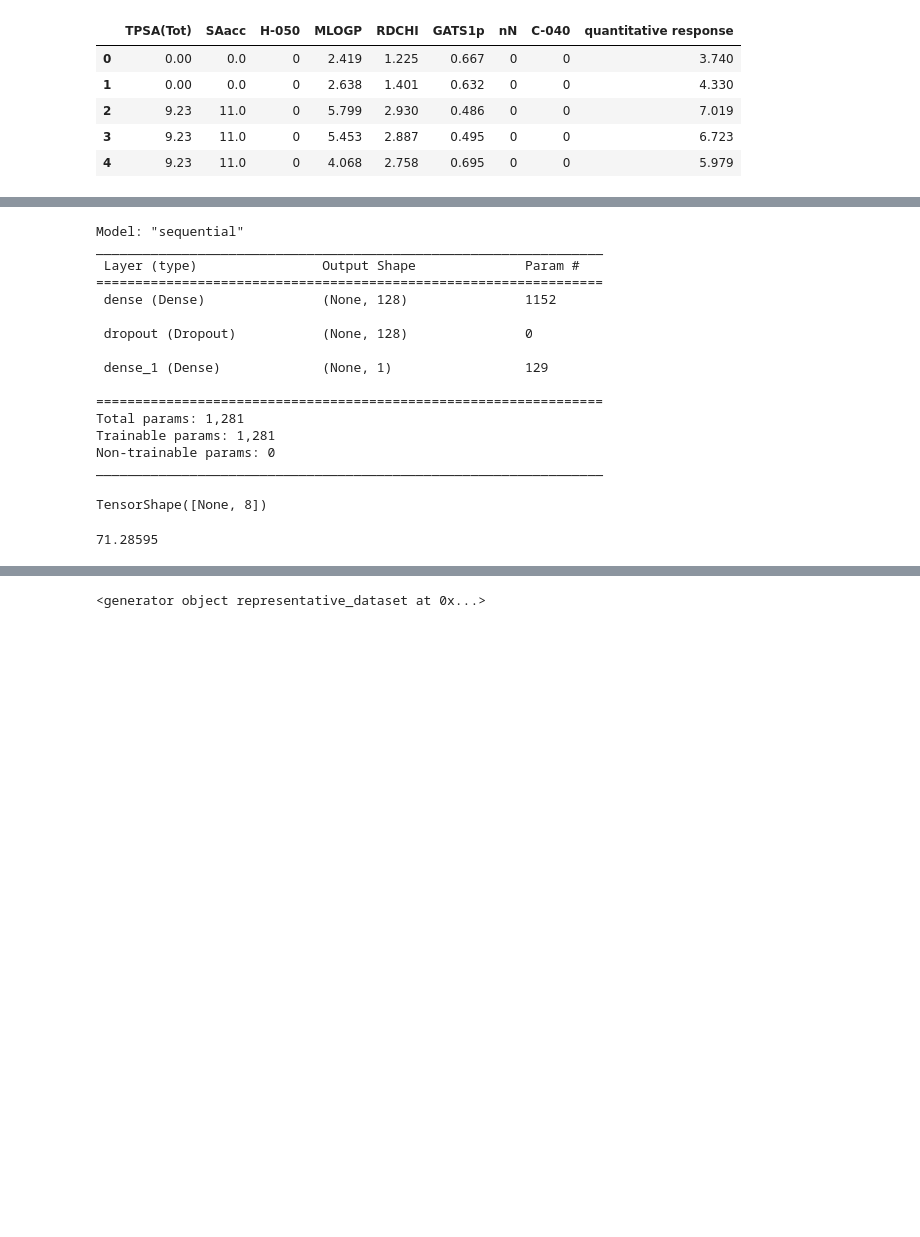
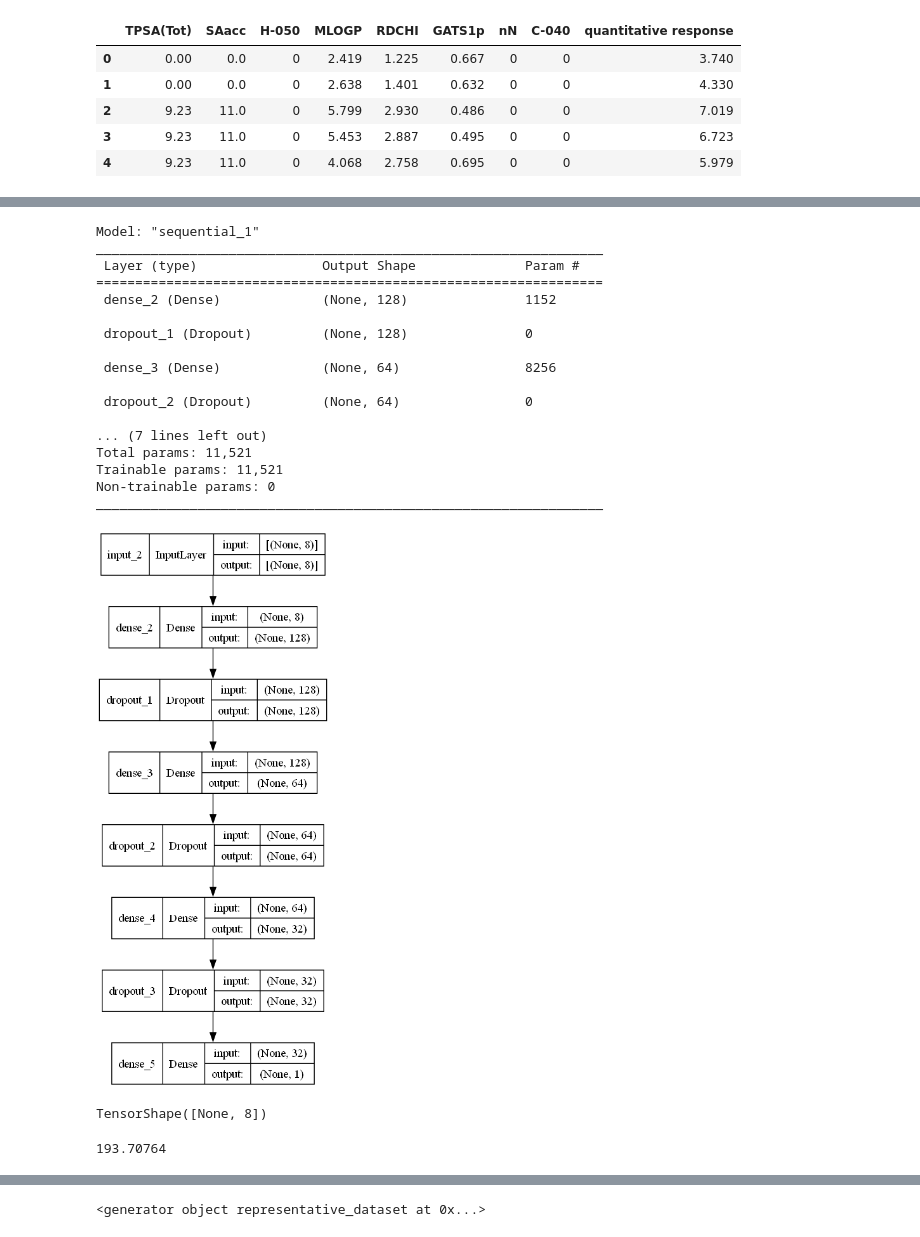
Before and after one commit to HiddenMachine3/iot_and_ec_files, a Jupyter notebook: cp3_project/main.ipynb, the cells around one changed output, grey strips where cells are left out. Cells and saved outputs as stored; diff of their text form; code cells hidden in the pictures; blank space fills up the shorter version.

```diff
--- a/cp3_project/main.ipynb
+++ b/cp3_project/main.ipynb
@@ -32,26 +32,36 @@ train_df.head()
 # %%
 DENSE1_SIZE = 128
+DENSE2_SIZE = 64
+DENSE3_SIZE = 32
 
-model = tf.keras.models.Sequential([
-  tf.keras.layers.Input(shape=(x_train.shape[1:])),
-  tf.keras.layers.Dense(DENSE1_SIZE, activation='relu'),
-  tf.keras.layers.Dropout(0.2),
-  tf.keras.layers.Dense(1)
-])
+model = tf.keras.models.Sequential(
+    [
+        tf.keras.layers.Input(shape=(x_train.shape[1:])),
+        tf.keras.layers.Dense(DENSE1_SIZE, activation="relu"),
+        tf.keras.layers.Dropout(0.2),
+        tf.keras.layers.Dense(DENSE2_SIZE, activation="relu"),
+        tf.keras.layers.Dropout(0.2),
+        tf.keras.layers.Dense(DENSE3_SIZE, activation="relu"),
+        tf.keras.layers.Dropout(0.2),
+        tf.keras.layers.Dense(1),
+    ]
+)
 model.summary()
 # %% [output]
-Model: "sequential"
+Model: "sequential_1"
 _________________________________________________________________
  Layer (type)                Output Shape              Param #
 =================================================================
- dense (Dense)               (None, 128)               1152
+ dense_2 (Dense)             (None, 128)               1152
 
- dropout (Dropout)           (None, 128)               0
+ dropout_1 (Dropout)         (None, 128)               0
 
- dense_1 (Dense)             (None, 1)                 129
+ dense_3 (Dense)             (None, 64)                8256
 
-=================================================================
-Total params: 1,281
-Trainable params: 1,281
+ dropout_2 (Dropout)         (None, 64)                0
+
+... (7 lines left out)
+Total params: 11,521
+Trainable params: 11,521
 Non-trainable params: 0
 _________________________________________________________________
@@ -58,3 +70,15 @@ _________________________________________________________________
+# %%
+from tensorflow.keras.utils import plot_model
+
+
+# to make graphviz visible on my python env even though its already there on my cmd path
+import os
+os.environ['PATH'] += r';D:\opt\Graphviz\bin'
+###
+
+plot_model(model, to_file='model_plot.png', show_shapes=True, show_layer_names=True)
+# %% [output]
+[figure, added]
 # %%
 model.input.shape
 # %% [output]
@@ -66,5 +90,5 @@ loss_fn = tf.keras.losses.MeanSquaredError()
 # %%
 loss_fn(y_test.to_numpy(), predictions).numpy()
 # %% [output]
-71.28595
+193.70764
 # %%
```
Also changed, not shown: parts of 19 cells of this notebook, 11 other files.
